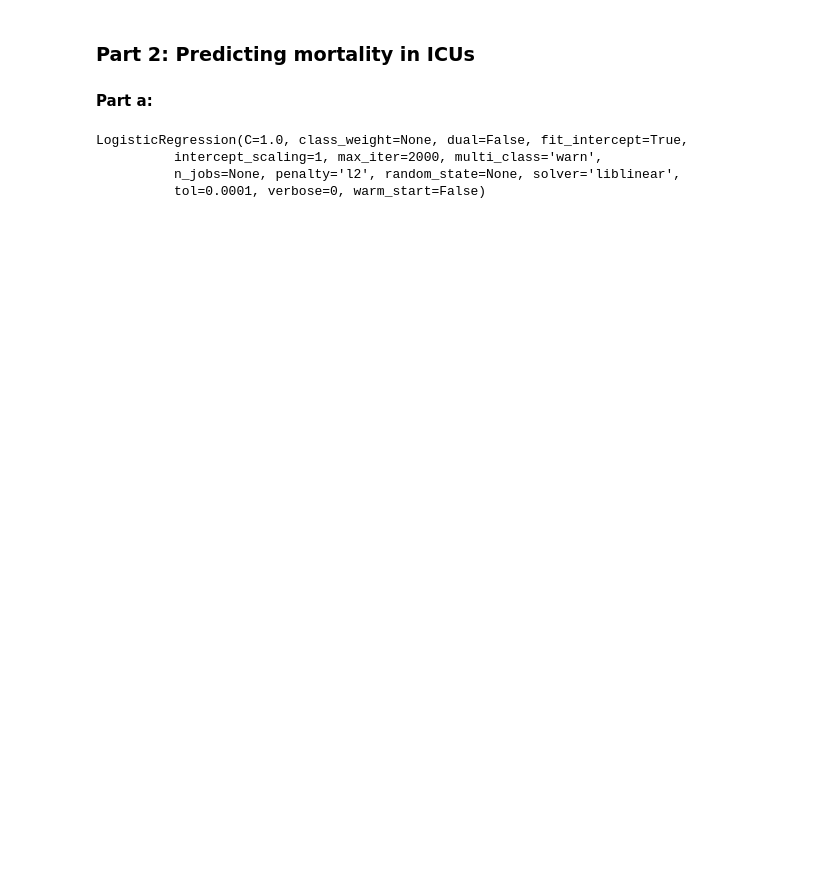
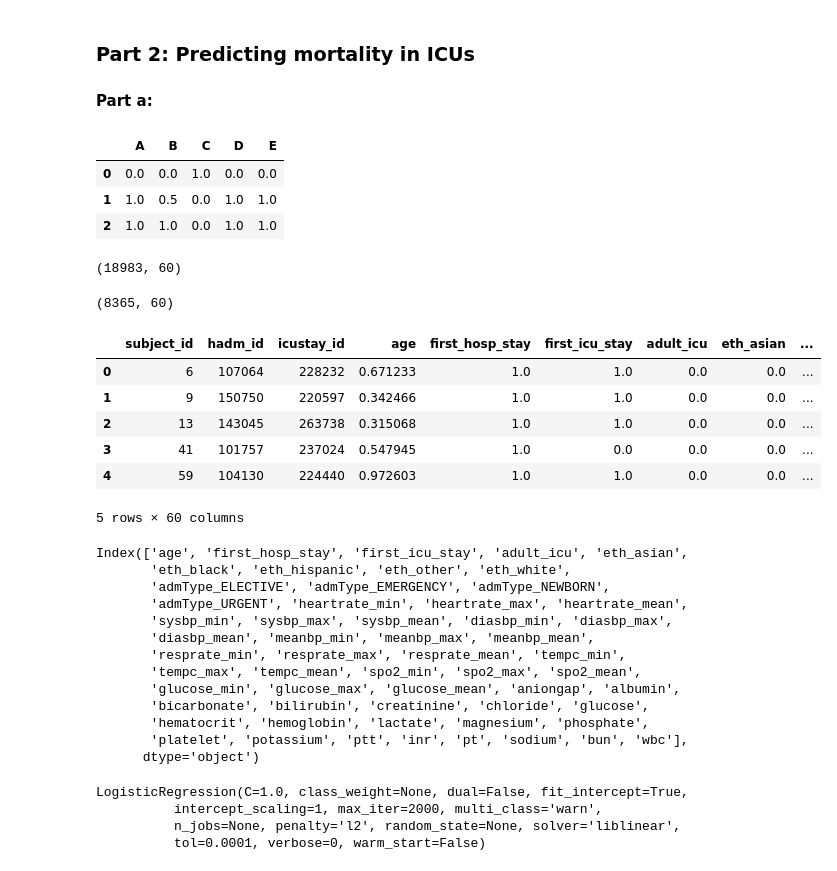
Before and after one commit to cloudcrypt/MLforHealth, a Jupyter notebook: predict-mortality.ipynb, the cells around one changed output. Saved outputs shown, nothing was run; the diff lists cells and outputs as text; code cells hidden in the pictures; blank space fills up the shorter version.

```diff
--- a/predict-mortality.ipynb
+++ b/predict-mortality.ipynb
@@ -20,14 +32,61 @@ class Dataset:
+# %%
+min_max_scaler = MinMaxScaler()
+tdf = pd.DataFrame([[1,2,1,0,1],[5,4,0,1,2],[5,6,0,1,2]], columns=["A","B","C","D","E"])
+#min_max_scaler.fit_transform(tdf.iloc[:,-2:-1].values.reshape(2,1))
+tdf.iloc[:,0:] = min_max_scaler.fit_transform(tdf.iloc[:,0:].values.astype(float))
+tdf
+#tdf.iloc[:,-1].values.reshape(2,1)
+# %% [output]
+|  | A | B | C | D | E |
+| 0 | 0.0 | 0.0 | 1.0 | 0.0 | 0.0 |
+| 1 | 1.0 | 0.5 | 0.0 | 1.0 | 1.0 |
+| 2 | 1.0 | 1.0 | 0.0 | 1.0 | 1.0 |
 # %%
 dataset = pd.read_csv("~/csc2548_ml4h/adult_icu.gz", compression='gzip')
 
+min_max_scaler = MinMaxScaler()
+dataset.iloc[:,3:] = min_max_scaler.fit_transform(dataset.iloc[:,3:].values.astype(float))
+
 trainset = dataset[dataset.train == 1]
+trainset.reset_index(drop=True, inplace=True)
 trainset.pop("train")
 target = trainset.pop("mort_icu")
-train = Dataset(trainset, target)
+train = Data(trainset, target)
 
 testset = dataset[dataset.train == 0]
+testset.reset_index(drop=True, inplace=True)
 testset.pop("train")
 target = testset.pop("mort_icu")
-test = Dataset(testset, target)
+test = Data(testset, target)
+
+adult_icu = Dataset(train, test)
+
+display(adult_icu.train.data.shape)
+display(adult_icu.test.data.shape)
+display(adult_icu.test.data.head())
+display(adult_icu.test.data.drop(["subject_id", "hadm_id", "icustay_id"], axis=1).columns)
+# %% [output]
+(18983, 60)
+(8365, 60)
+|  | subject_id | hadm_id | icustay_id | age | first_hosp_stay | first_icu_stay | adult_icu | eth_asian | ... |
+| 0 | 6 | 107064 | 228232 | 0.671233 | 1.0 | 1.0 | 0.0 | 0.0 | ... |
+| 1 | 9 | 150750 | 220597 | 0.342466 | 1.0 | 1.0 | 0.0 | 0.0 | ... |
+| 2 | 13 | 143045 | 263738 | 0.315068 | 1.0 | 1.0 | 0.0 | 0.0 | ... |
+| 3 | 41 | 101757 | 237024 | 0.547945 | 1.0 | 0.0 | 0.0 | 0.0 | ... |
+| 4 | 59 | 104130 | 224440 | 0.972603 | 1.0 | 1.0 | 0.0 | 0.0 | ... |
+5 rows × 60 columns
+Index(['age', 'first_hosp_stay', 'first_icu_stay', 'adult_icu', 'eth_asian',
+       'eth_black', 'eth_hispanic', 'eth_other', 'eth_white',
+       'admType_ELECTIVE', 'admType_EMERGENCY', 'admType_NEWBORN',
+       'admType_URGENT', 'heartrate_min', 'heartrate_max', 'heartrate_mean',
+       'sysbp_min', 'sysbp_max', 'sysbp_mean', 'diasbp_min', 'diasbp_max',
+       'diasbp_mean', 'meanbp_min', 'meanbp_max', 'meanbp_mean',
+       'resprate_min', 'resprate_max', 'resprate_mean', 'tempc_min',
+       'tempc_max', 'tempc_mean', 'spo2_min', 'spo2_max', 'spo2_mean',
+       'glucose_min', 'glucose_max', 'glucose_mean', 'aniongap', 'albumin',
+       'bicarbonate', 'bilirubin', 'creatinine', 'chloride', 'glucose',
+       'hematocrit', 'hemoglobin', 'lactate', 'magnesium', 'phosphate',
+       'platelet', 'potassium', 'ptt', 'inr', 'pt', 'sodium', 'bun', 'wbc'],
+      dtype='object')
 # %%
 logisticRegression = LogisticRegression(penalty='l2', solver='liblinear', max_iter=2000)
```
Also changed, not shown: parts of 13 cells of this notebook.
